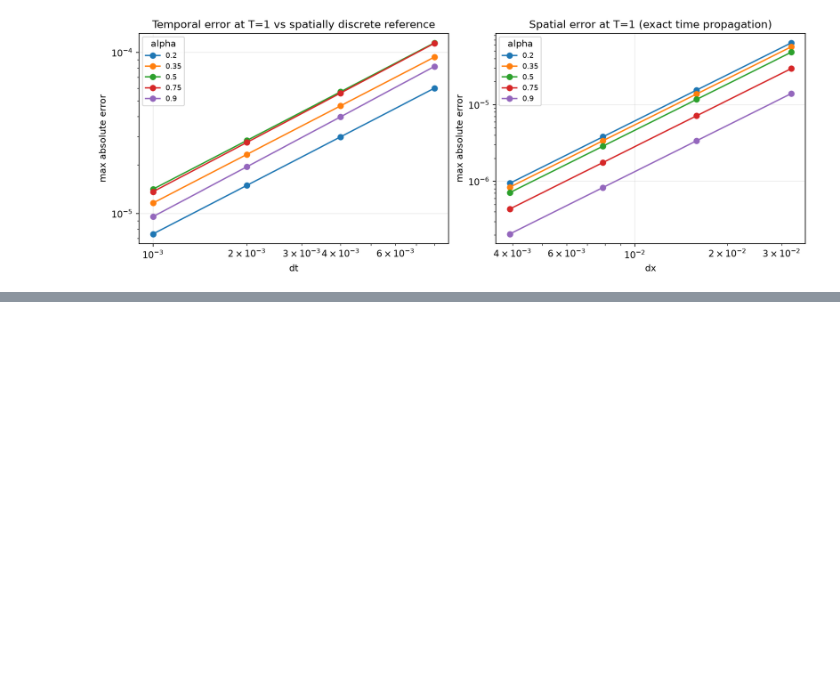
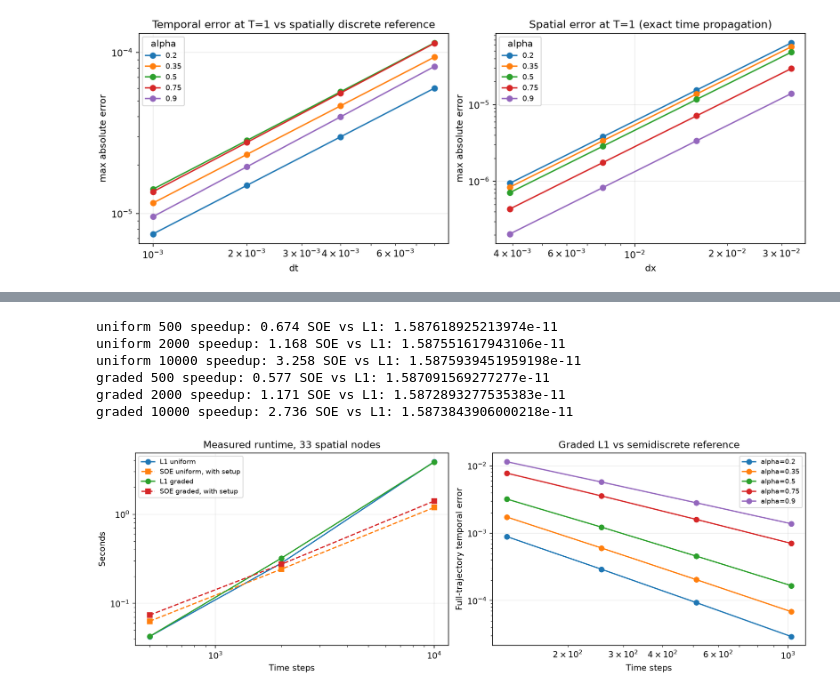
Before and after one commit to kindasorrow/fractional-derivatives, a Jupyter notebook: fractional-diffusion-orlov/notebooks/demo.ipynb, the cells around one changed output, grey strips where cells are left out. Saved outputs shown, nothing was run; the diff lists cells and outputs as text; code cells hidden in the pictures; blank space fills up the shorter version.

```diff
--- a/fractional-diffusion-orlov/notebooks/demo.ipynb
+++ b/fractional-diffusion-orlov/notebooks/demo.ipynb
@@ -107,0 +147,13 @@ plt.show()
+# %%
+benchmark = json.loads((ROOT / "results" / "solver_benchmark.json").read_text(encoding="utf-8"))
+for row in benchmark["runtime"]:
+    print(row["mesh"], row["n_steps"], "speedup:", round(row["speedup_including_setup"], 3), "SOE vs L1:", row["maximum_soe_vs_full_l1"])
+display(Image(filename=str(ROOT / "results" / "solver_benchmark.png")))
+# %% [output]
+uniform 500 speedup: 0.674 SOE vs L1: 1.587618925213974e-11
+uniform 2000 speedup: 1.168 SOE vs L1: 1.587551617943106e-11
+uniform 10000 speedup: 3.258 SOE vs L1: 1.5875939451959198e-11
+graded 500 speedup: 0.577 SOE vs L1: 1.587091569277277e-11
+graded 2000 speedup: 1.171 SOE vs L1: 1.5872893277535383e-11
+graded 10000 speedup: 2.736 SOE vs L1: 1.5873843906000218e-11
+[figure, added]
```
Also changed, not shown: parts of 9 cells of this notebook, 38 other files.
